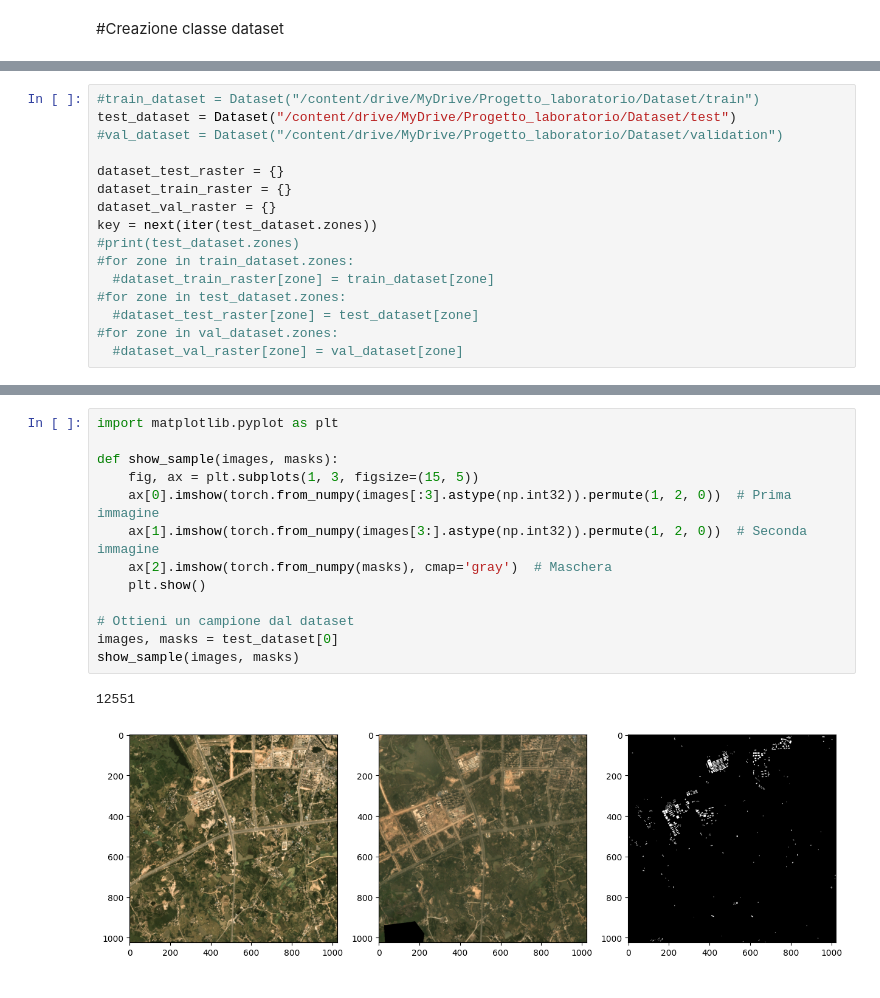
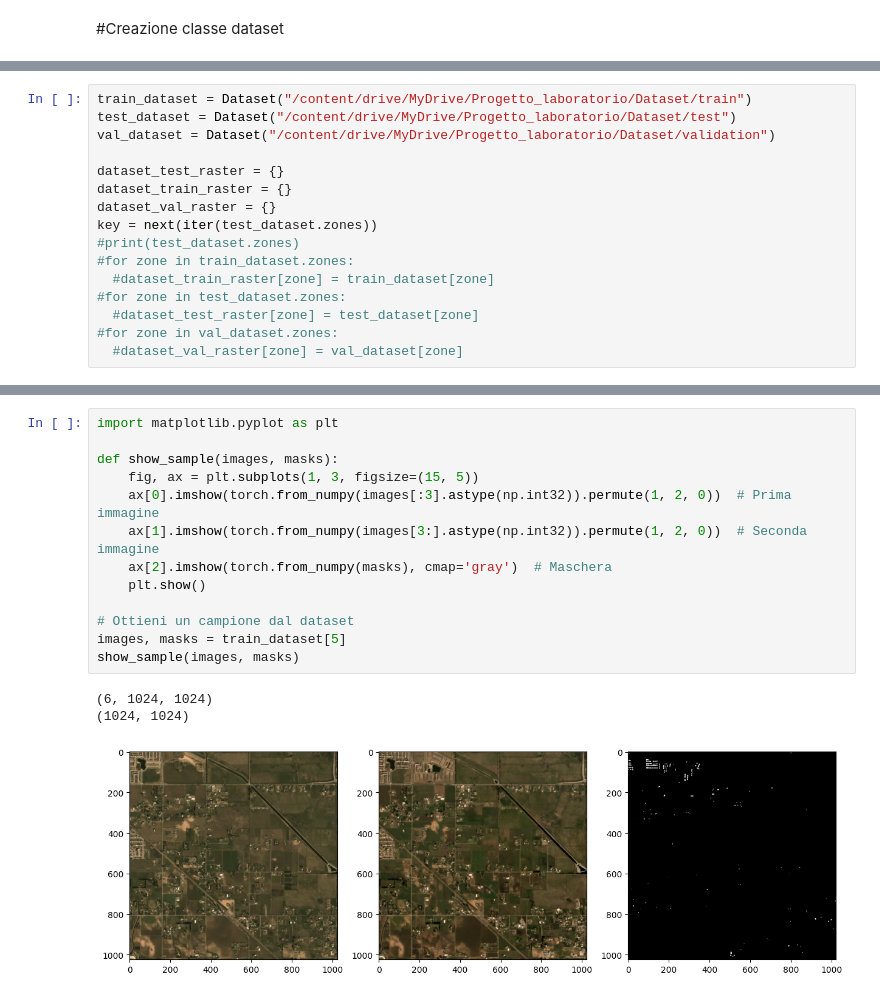
Before and after one commit to mattia9203/progetto_lab_ia, a Jupyter notebook: Dataset.ipynb, the cells around one changed output, grey strips where cells are left out. Saved outputs shown, nothing was run; the diff lists cells and outputs as text.

```diff
--- a/Dataset.ipynb
+++ b/Dataset.ipynb
@@ -121,9 +162,9 @@ class Dataset(Dataset):
             mask = np.zeros(out_shape, dtype='uint8')
         return mask
 # %%
-#train_dataset = Dataset("/content/drive/MyDrive/Progetto_laboratorio/Dataset/train")
+train_dataset = Dataset("/content/drive/MyDrive/Progetto_laboratorio/Dataset/train")
 test_dataset = Dataset("/content/drive/MyDrive/Progetto_laboratorio/Dataset/test")
-#val_dataset = Dataset("/content/drive/MyDrive/Progetto_laboratorio/Dataset/validation")
+val_dataset = Dataset("/content/drive/MyDrive/Progetto_laboratorio/Dataset/validation")
 
 dataset_test_raster = {}
 dataset_train_raster = {}
@@ -149,16 +192,17 @@ for zone in range(0,len(test_dataset)):
 # %%
 import matplotlib.pyplot as plt
 
 def show_sample(images, masks):
     fig, ax = plt.subplots(1, 3, figsize=(15, 5))
     ax[0].imshow(torch.from_numpy(images[:3].astype(np.int32)).permute(1, 2, 0))  # Prima immagine
     ax[1].imshow(torch.from_numpy(images[3:].astype(np.int32)).permute(1, 2, 0))  # Seconda immagine
     ax[2].imshow(torch.from_numpy(masks), cmap='gray')  # Maschera
     plt.show()
 
 # Ottieni un campione dal dataset
-images, masks = test_dataset[0]
+images, masks = train_dataset[5]
 show_sample(images, masks)
 # %% [output]
-12551
+(6, 1024, 1024)
+(1024, 1024)
-[figure, old version]
+[figure, new version]
```
Also changed, not shown: parts of 4 cells of this notebook, 6 other files.
